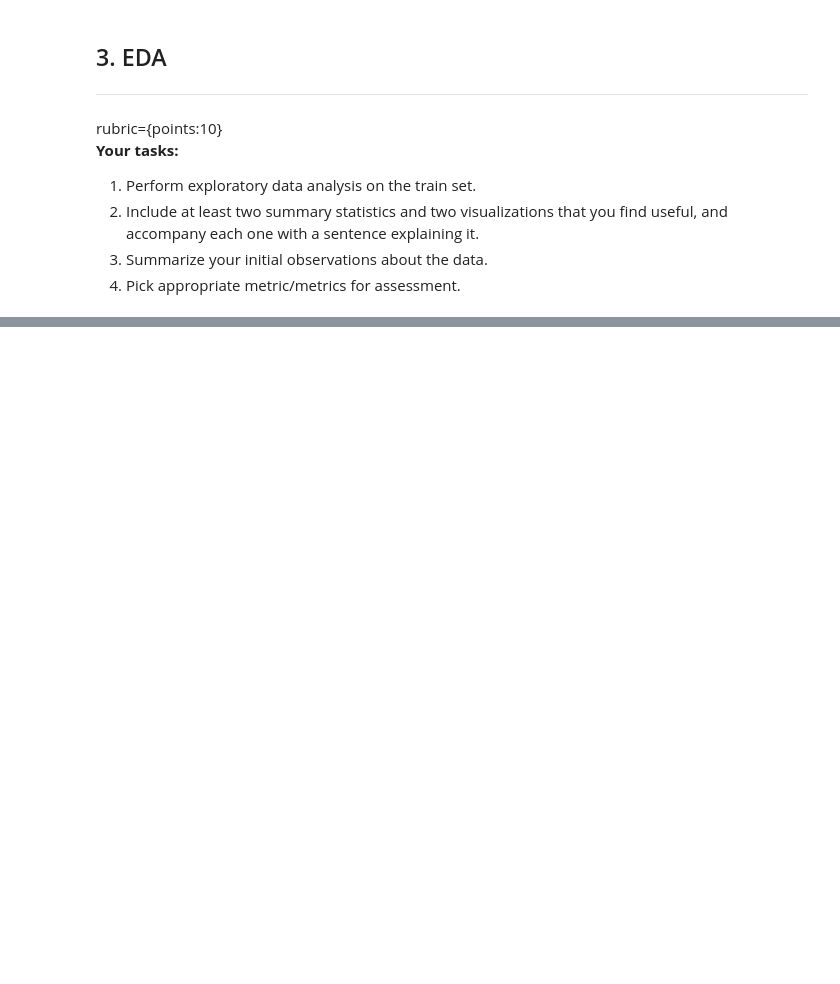
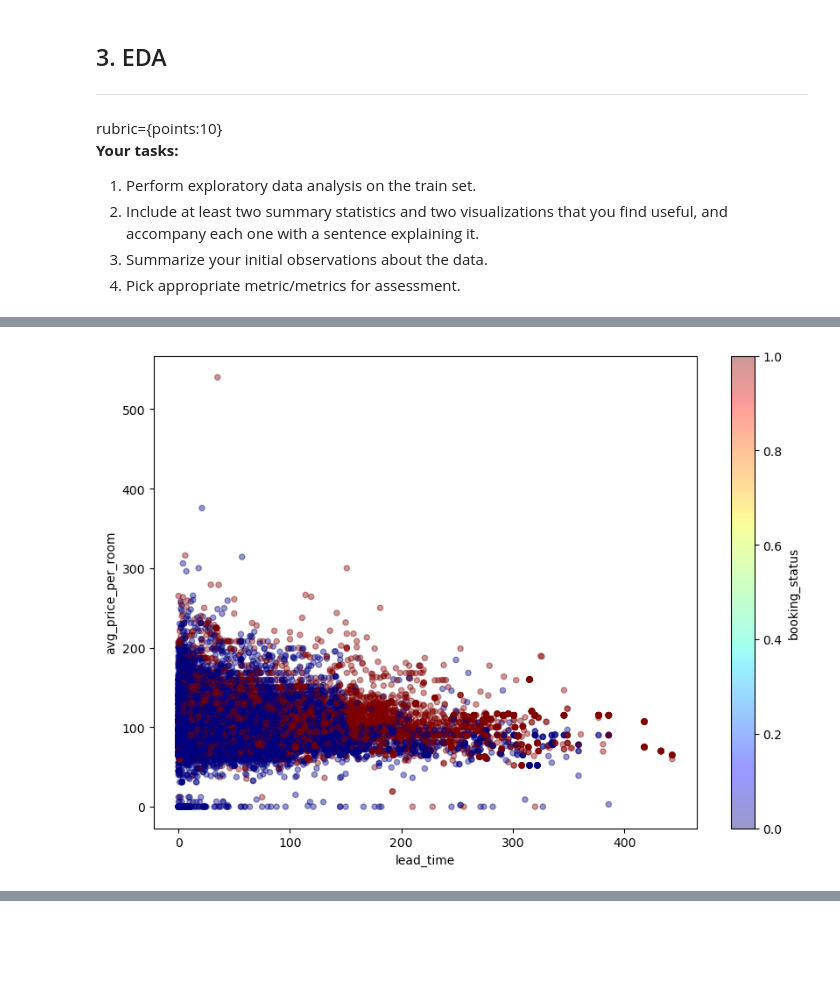
Before and after one commit to timtheteh/Applied-Machine-Learning, a Jupyter notebook: hw/hw6/hw6-starter.ipynb, the cells around one changed output, grey strips where cells are left out. Cells and saved outputs as stored; diff of their text form; code cells hidden in the pictures; blank space fills up the shorter version.

```diff
--- a/hw/hw6/hw6-starter.ipynb
+++ b/hw/hw6/hw6-starter.ipynb
@@ -153,0 +282,14 @@ rubric={points:10}
+# %%
+train_df.plot(
+    kind="scatter",
+    x="lead_time",
+    y="avg_price_per_room",
+    alpha=0.4,
+    figsize=(10, 7),
+    c="booking_status",
+    cmap=plt.get_cmap("jet"),
+    colorbar=True,
+    sharex=False,
+);
+# %% [output]
+[figure, added]
```
Also changed, not shown: parts of 47 cells of this notebook.
